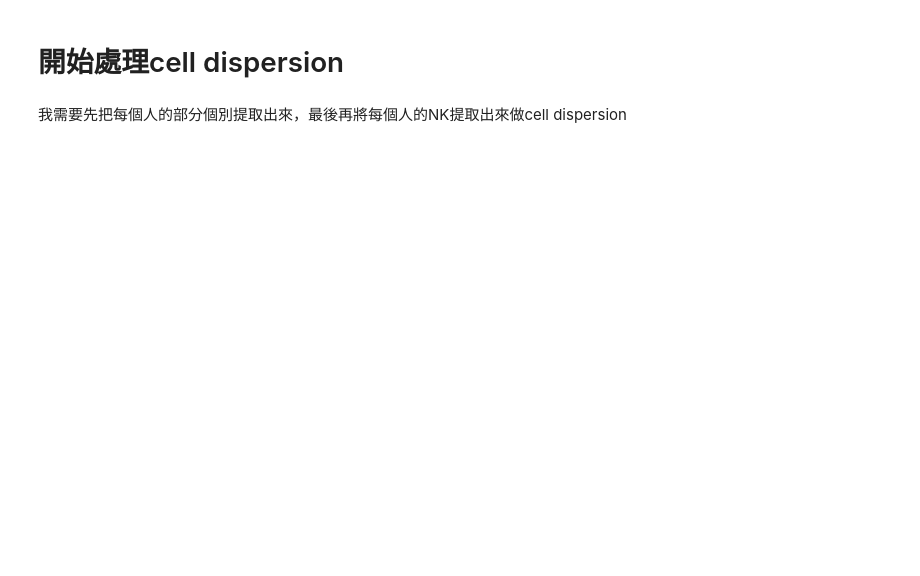
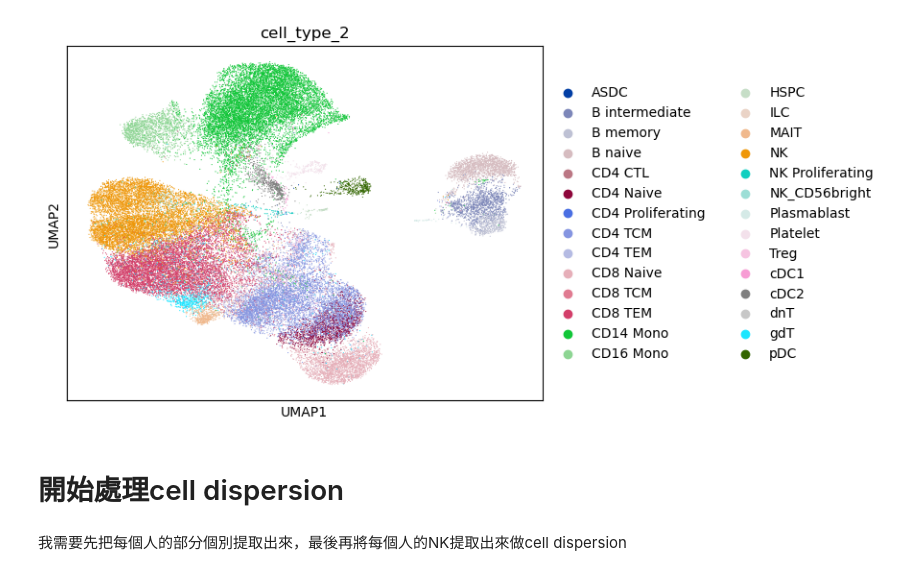
Before and after one commit to benson8902/Research, a Jupyter notebook: Code/Step4 Start Cell Dispersion.ipynb, the cells around one changed output. Drawn from its saved outputs; the diff is of its cells as text; code cells hidden in the pictures; blank space fills up the shorter version.

```diff
--- a/Code/Step4 Start Cell Dispersion.ipynb
+++ b/Code/Step4 Start Cell Dispersion.ipynb
@@ -13,3 +33,7 @@ healthy = sc.read_h5ad("GSE165080_healthy.h5ad")
+# %%
+sc.pl.umap(healthy, color = "cell_type_2")
+# %% [output]
+[figure, added]
 # %% [markdown]
 # 開始處理cell dispersion
 # %% [markdown]
```
Also changed, not shown: parts of 81 cells of this notebook, 1 other file.
